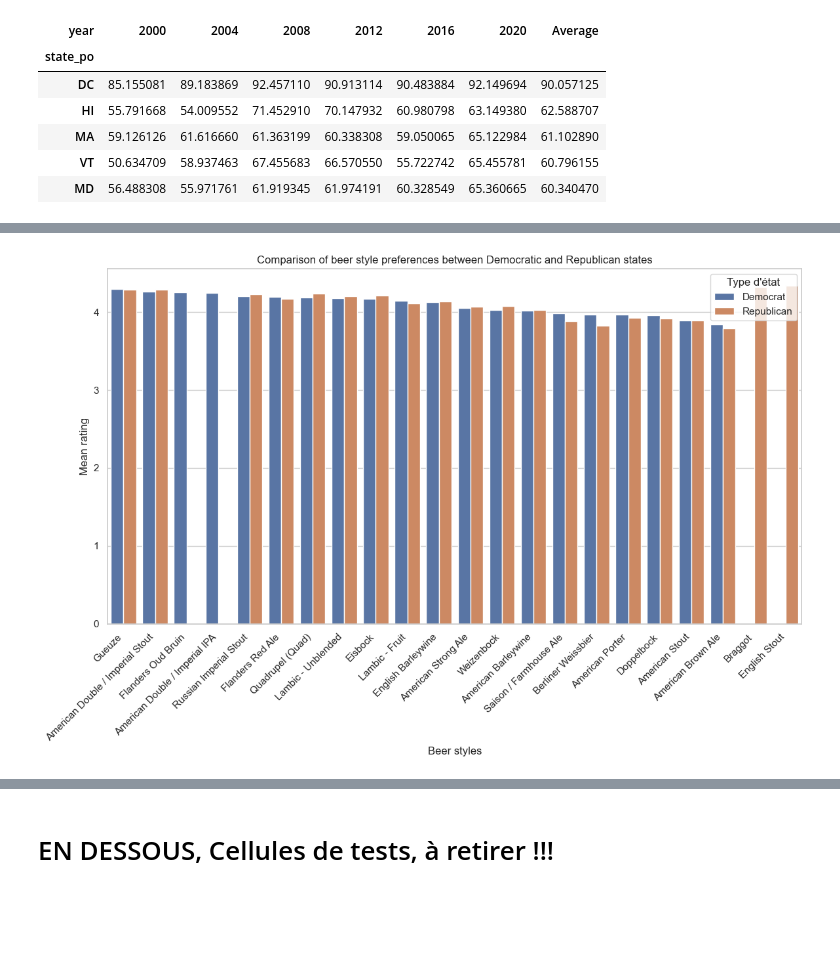
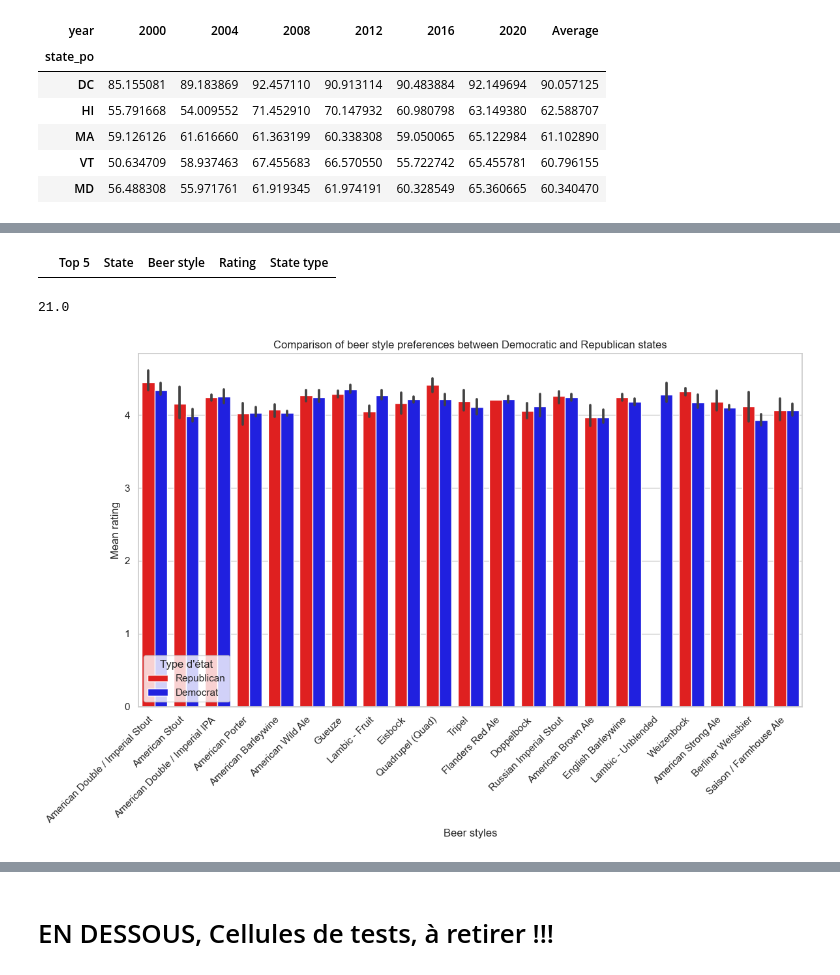
Before and after one commit to epfl-ada/ada-2024-project-casiervert952, a Jupyter notebook: analysis.ipynb, the cells around one changed output, grey strips where cells are left out. Cells and saved outputs as stored; diff of their text form; code cells hidden in the pictures; blank space fills up the shorter version.

```diff
--- a/analysis.ipynb
+++ b/analysis.ipynb
@@ -826,14 +818,19 @@ styles = styles_dem+styles_rep
 # democrats States
 
 pd_top_democrat_rating = pd.DataFrame({
-    'Top 5':np.arange(1,20)
+    'Top 5':np.arange(1,27)
 })
 for state in top5_democrat:
     BA_state = BA_usa.copy()[BA_usa['user_state']==str(state)]
     # keep the beer if it has at leat 10 ratings
-    #counts = BA_state.groupby('beer_id')['rating'].transform('count')
-    #BA_state = BA_state[counts >= 5]
+    counts = BA_state.groupby('beer_id')['rating'].transform('count')
+    BA_state = BA_state[counts >= 10]
     top_state = BA_state[['beer_name','beer_style','breweries_location','rating']].groupby(['beer_style']).agg({'rating': 'mean'}).sort_values('rating',ascending=False)
+    for style in styles:
+        if style in top_state.index:
+            pass
+        else:
+            top_state.loc[style] = None
     top_state = pd.concat([top_state.head(5), top_state.loc[styles]])
     #add beer styles
     pd_top_democrat_rating[state] = top_state.index
@@ -843,14 +840,19 @@ for state in top5_democrat:
 # Republican States
 
 pd_top_republican_rating = pd.DataFrame({
-    'Top 5':np.arange(1,20)
+    'Top 5':np.arange(1,27)
 })
 for state in top5_republican:
     BA_state = BA_usa.copy()[BA_usa['user_state']==str(state)]
     # keep the beer if it has at leat 10 ratings
-    #counts = BA_state.groupby('beer_id')['rating'].transform('count')
-    #BA_state = BA_state[counts >= 1]
+    counts = BA_state.groupby('beer_id')['rating'].transform('count')
+    BA_state = BA_state[counts >= 10]
     top_state = BA_state[['beer_name','beer_style','breweries_location','rating']].groupby(['beer_style']).agg({'rating': 'mean'}).sort_values('rating',ascending=False)
+    for style in styles:
+        if style in top_state.index:
+            pass
+        else:
+            top_state.loc[style] = None
     top_state = pd.concat([top_state.head(5), top_state.loc[styles]])
     #add beer styles
     pd_top_republican_rating[state] = top_state.index
@@ -920,27 +899,27 @@ democrat_long['State type'] = 'Democrat'
 
 # combine the dfs
 df_combined = pd.concat([republican_long, democrat_long])
+#display(df_combined[60:120])
+df_combined = df_combined.drop_duplicates(subset=('State','Beer style'))
+df_combined[(df_combined['State type']== 'Republican')&(df_combined['Beer style']=='American IPA')]
+# %% [output]
+|  | Top 5 | State | Beer style | Rating | State type |
 # %%
-df_avg = df_combined.groupby(['Beer style', 'State type']).agg({'Rating': 'mean'}).reset_index()
-df_dem = df_avg[df_avg['State type']=='Democrat']
-df_rep = df_avg[df_avg['State type']=='Republican']
-df_dem = df_dem.sort_values('Rating',ascending=False)
-df_rep = df_rep.sort_values('Rating',ascending=True)
-df_avg = pd.concat([df_dem,df_rep])
-
+print(len(df_combined)/10)
 # Créer le graphique
 plt.figure(figsize=(12, 8))
-sns.barplot(data=df_avg, x='Beer style', y='Rating', hue ='State type')
+sns.barplot(data=df_combined, x='Beer style', y='Rating', hue ='State type',palette={'Democrat': 'blue', 'Republican': 'red'})
 
 # Personnaliser le graphique
 plt.title('Comparison of beer style preferences between Democratic and Republican states')
 plt.xlabel('Beer styles')
 plt.ylabel('Mean rating')
 plt.xticks(rotation=45, ha='right')  # Rotation des labels de l'axe x pour meilleure lisibilité
 plt.legend(title='Type d\'état')
 
 # Afficher le graphique
 plt.tight_layout()
 plt.show()
 # %% [output]
+21.0
-[figure, old version]
+[figure, new version]
```
Also changed, not shown: parts of 15 cells of this notebook.
